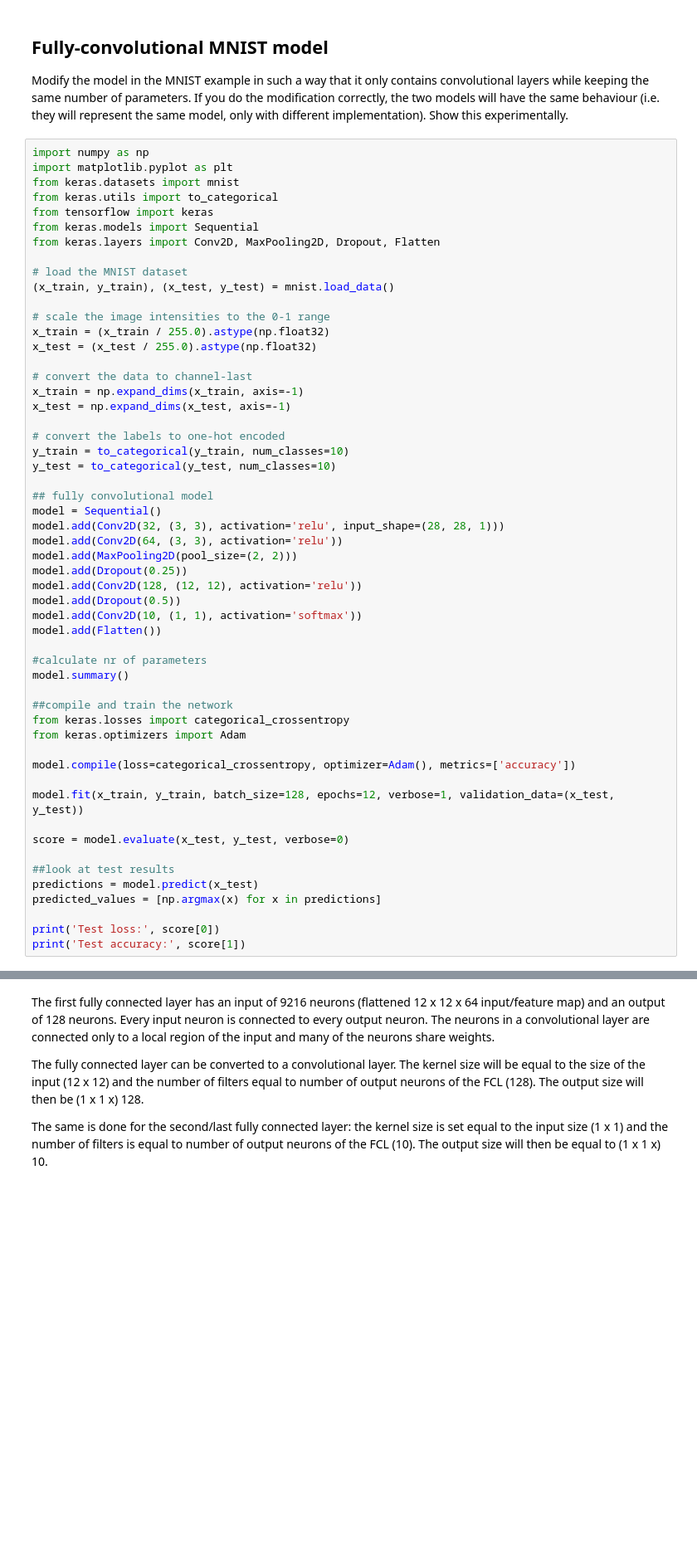
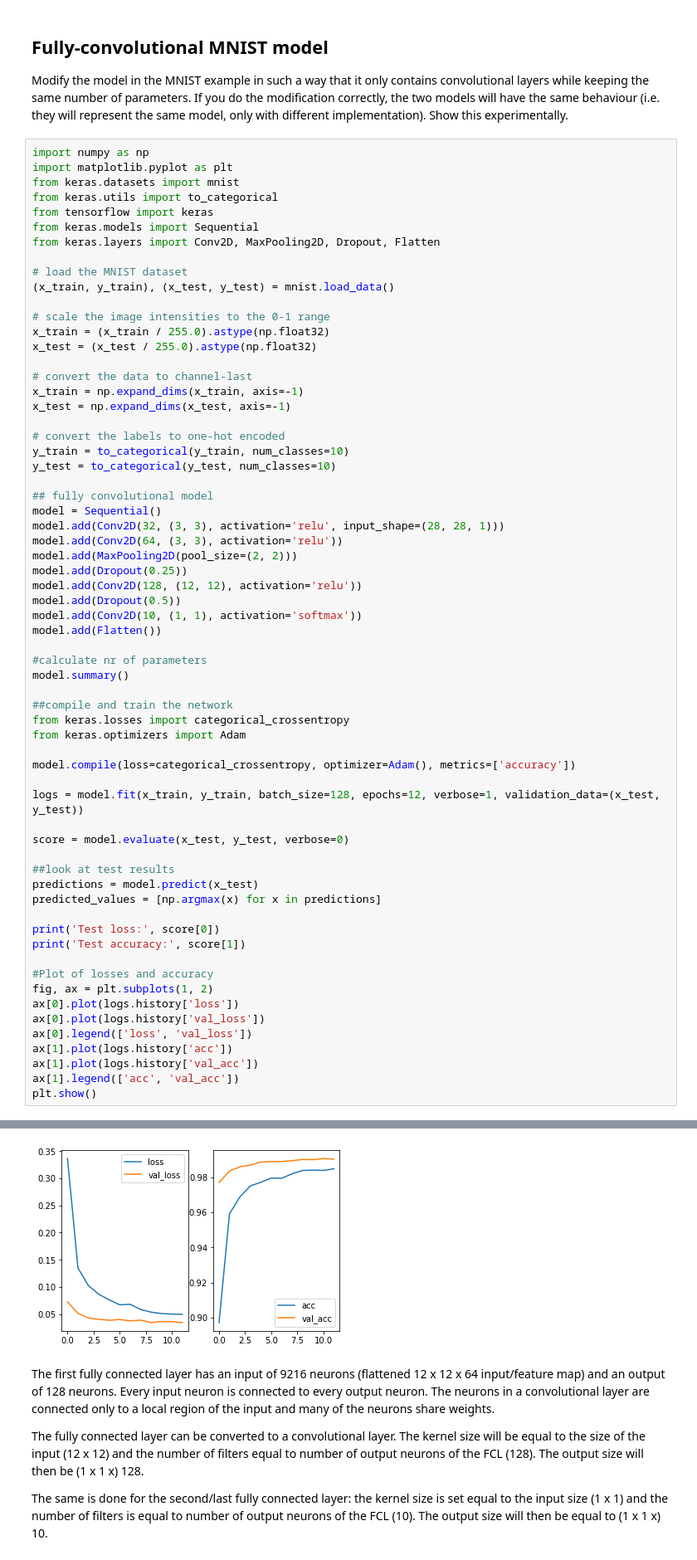
Before and after one commit to tdewaard/8dm40-machine-learning, a Jupyter notebook: practicals/week_4.ipynb, the cells around one changed output, grey strips where cells are left out. Shown at 83% size. Drawn from its saved outputs; the diff is of its cells as text; blank space fills up the shorter version.

```diff
--- a/practicals/week_4.ipynb
+++ b/practicals/week_4.ipynb
@@ -437,7 +448,7 @@ from keras.optimizers import Adam
 
 model.compile(loss=categorical_crossentropy, optimizer=Adam(), metrics=['accuracy'])
 
-model.fit(x_train, y_train, batch_size=128, epochs=12, verbose=1, validation_data=(x_test, y_test))
+logs = model.fit(x_train, y_train, batch_size=128, epochs=12, verbose=1, validation_data=(x_test, y_test))
 
 score = model.evaluate(x_test, y_test, verbose=0)
 
@@ -447,6 +458,16 @@ predicted_values = [np.argmax(x) for x in predictions]
 
 print('Test loss:', score[0])
 print('Test accuracy:', score[1])
+
+#Plot of losses and accuracy
+fig, ax = plt.subplots(1, 2)
+ax[0].plot(logs.history['loss'])
+ax[0].plot(logs.history['val_loss'])
+ax[0].legend(['loss', 'val_loss'])
+ax[1].plot(logs.history['acc'])
+ax[1].plot(logs.history['val_acc'])
+ax[1].legend(['acc', 'val_acc'])
+plt.show()
 # %% [output]
 _________________________________________________________________
 Layer (type)                 Output Shape              Param #
@@ -468,3 +489,4 @@ Test accuracy: 0.9924
+[figure, added]
 # %% [markdown]
 The first fully connected layer has an input of 9216 neurons (flattened 12 x 12 x 64 input/feature map) and an output of 128 neurons. Every input neuron is connected to every output neuron. The neurons in a convolutional layer are connected only to a local region of the input and many of the neurons share weights.
 
```
Also changed, not shown: parts of 6 cells of this notebook.
